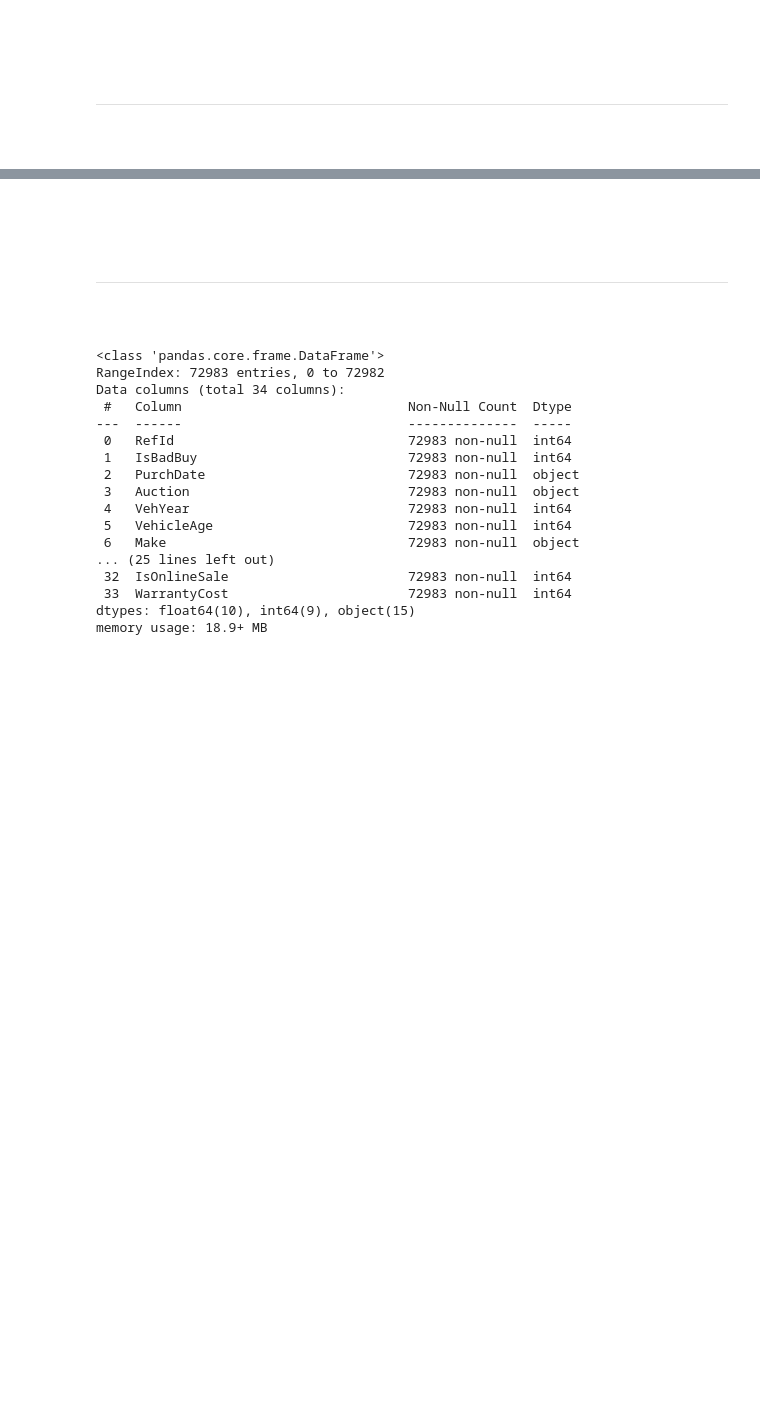
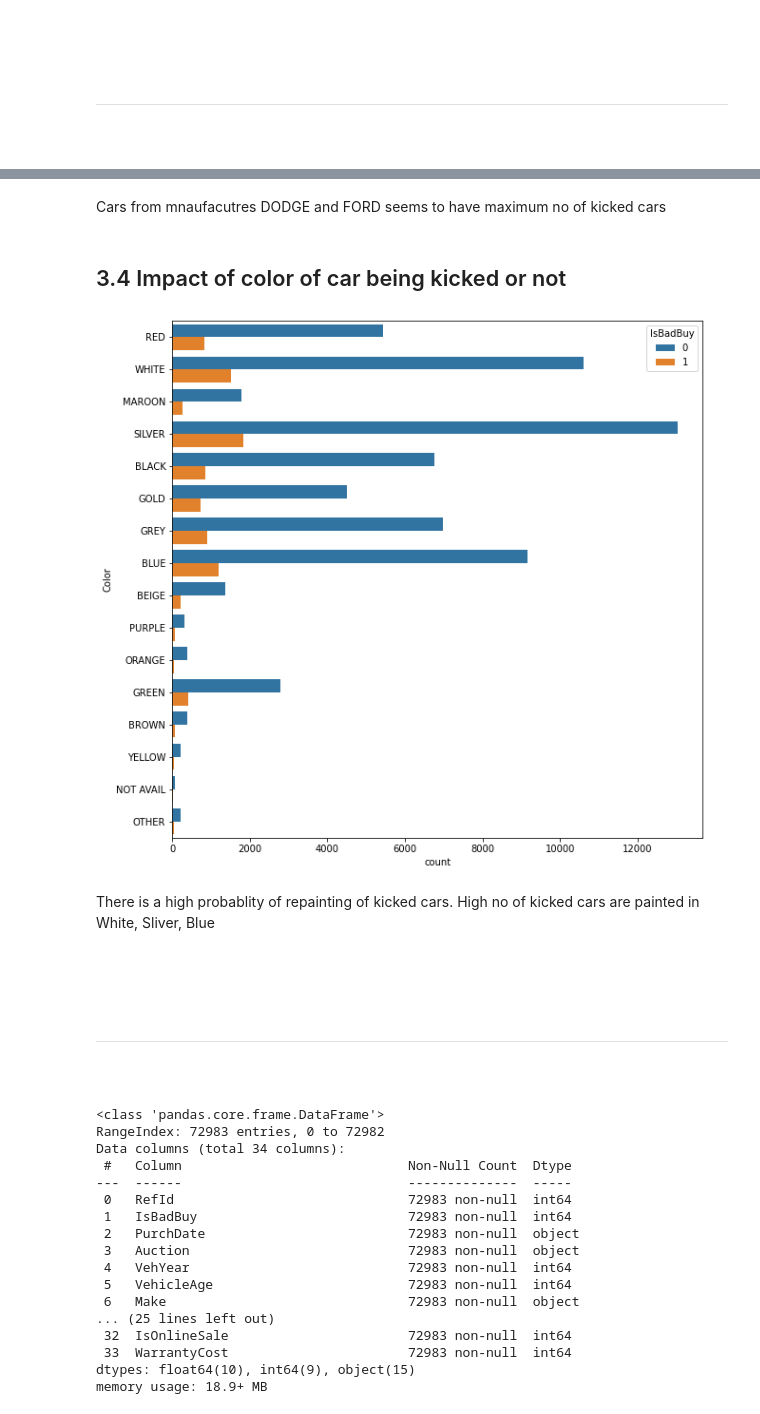
Before and after one commit to hargurjeet/MachineLearning, a Jupyter notebook: Used_Car_Quality_Detection.ipynb, the cells around one changed output, grey strips where cells are left out. Cells and saved outputs as stored; diff of their text form; code cells hidden in the pictures; blank space fills up the shorter version.

```diff
--- a/Used_Car_Quality_Detection.ipynb
+++ b/Used_Car_Quality_Detection.ipynb
@@ -135,3 +170,15 @@ train.head()
+# %% [markdown]
+Cars from mnaufacutres DODGE and FORD seems to have maximum no of kicked cars
+# %% [markdown]
+## 3.4 Impact of color of car being kicked or not
+# %%
+fig, ax = plt.subplots(figsize=(10,10))
+sns.countplot(y="Color", data=train, hue='IsBadBuy')
+plt.show()
+# %% [output]
+[figure, added]
+# %% [markdown]
+There is a high probablity of repainting of kicked cars. High no of kicked cars are painted in White, Sliver, Blue
 # %% [markdown]
 # <font color="white" size=+2.0><b>4: Feature Engineering</b></font> <a name="4"></a>
 
```
Also changed, not shown: parts of 12 cells of this notebook.
